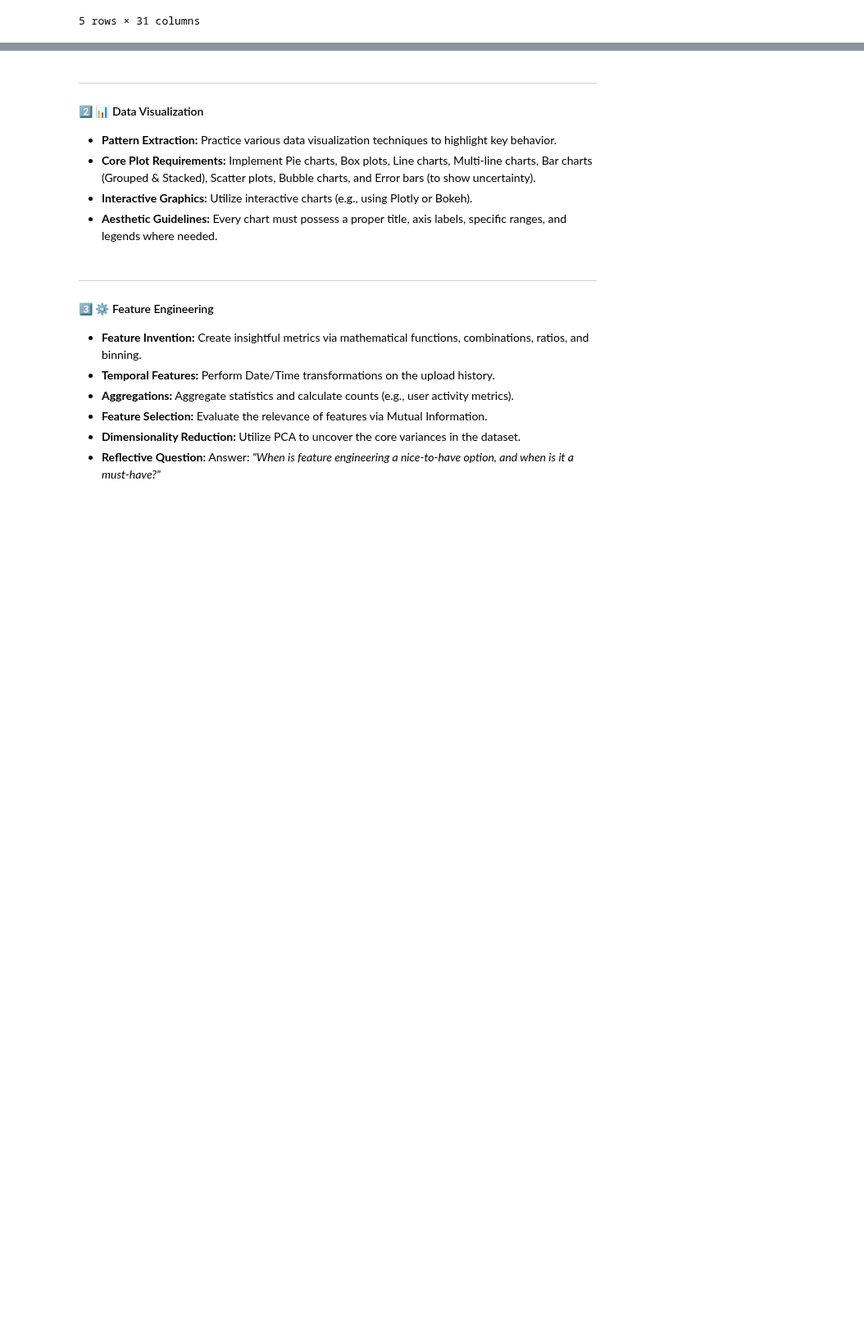
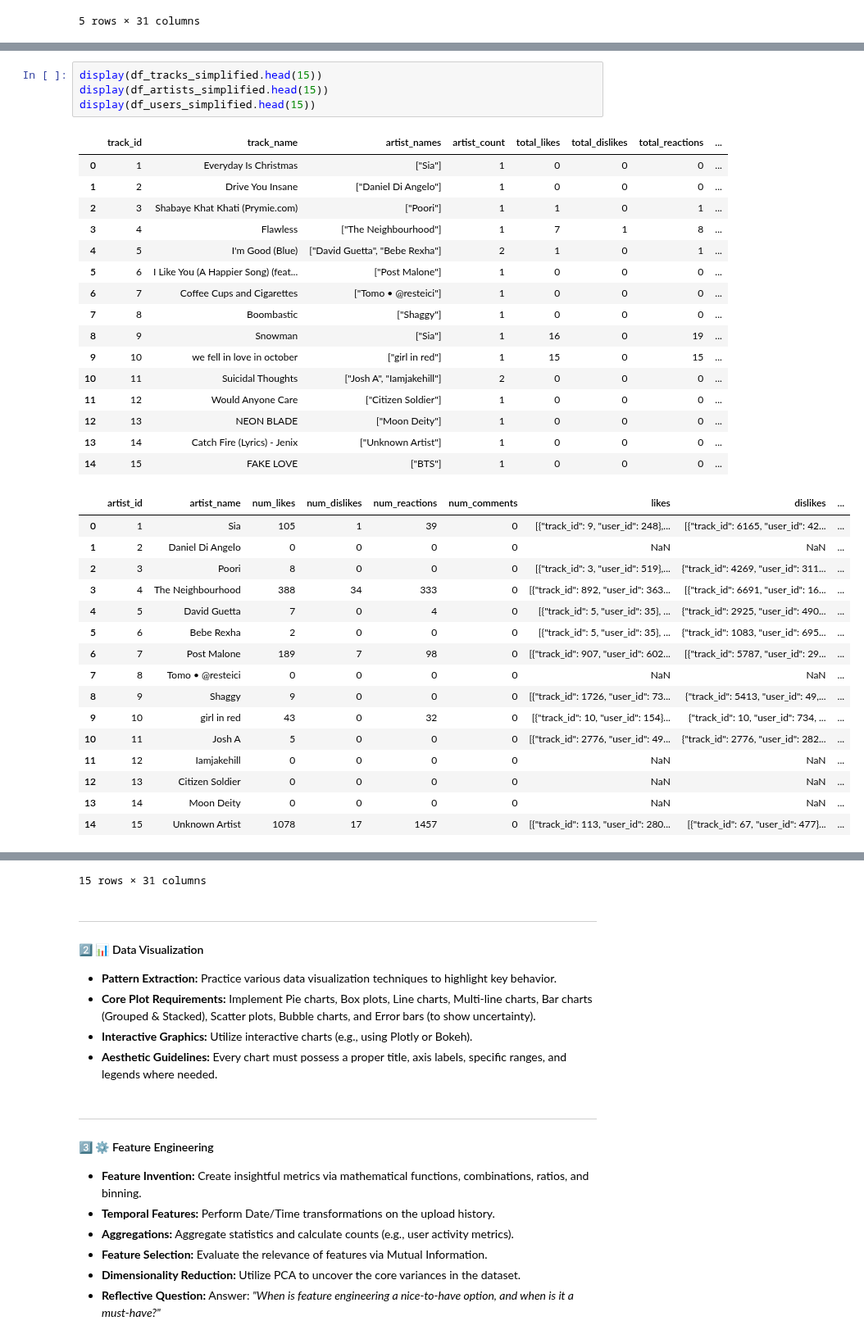
Before and after one commit to MaximumAsp66915/Applied_Data_Science_Course, a Jupyter notebook: ADS_A01/notebooks/01_Main_Analysis.ipynb, the cells around one changed output, grey strips where cells are left out. Shown at 82% size. Saved outputs shown, nothing was run; the diff lists cells and outputs as text; blank space fills up the shorter version.

```diff
--- a/ADS_A01/notebooks/01_Main_Analysis.ipynb
+++ b/ADS_A01/notebooks/01_Main_Analysis.ipynb
@@ -299,0 +397,37 @@ Take a look at the newly sanitized and fully refactored dataset IDs:
+# %%
+display(df_tracks_simplified.head(15))
+display(df_artists_simplified.head(15))
+display(df_users_simplified.head(15))
+# %% [output]
+|  | track_id | track_name | artist_names | artist_count | total_likes | total_dislikes | total_reactions | ... |
+| 0 | 1 | Everyday Is Christmas | ["Sia"] | 1 | 0 | 0 | 0 | ... |
+| 1 | 2 | Drive You Insane | ["Daniel Di Angelo"] | 1 | 0 | 0 | 0 | ... |
+| 2 | 3 | Shabaye Khat Khati (Prymie.com) | ["Poori"] | 1 | 1 | 0 | 1 | ... |
+| 3 | 4 | Flawless | ["The Neighbourhood"] | 1 | 7 | 1 | 8 | ... |
+| 4 | 5 | I'm Good (Blue) | ["David Guetta", "Bebe Rexha"] | 2 | 1 | 0 | 1 | ... |
+| 5 | 6 | I Like You (A Happier Song) (feat... | ["Post Malone"] | 1 | 0 | 0 | 0 | ... |
+| 6 | 7 | Coffee Cups and Cigarettes‌ | ["Tomo • @resteici"] | 1 | 0 | 0 | 0 | ... |
+| 7 | 8 | Boombastic | ["Shaggy"] | 1 | 0 | 0 | 0 | ... |
+| 8 | 9 | Snowman | ["Sia"] | 1 | 16 | 0 | 19 | ... |
+| 9 | 10 | we fell in love in october | ["girl in red"] | 1 | 15 | 0 | 15 | ... |
+| 10 | 11 | Suicidal Thoughts | ["Josh A", "Iamjakehill"] | 2 | 0 | 0 | 0 | ... |
+| 11 | 12 | Would Anyone Care | ["Citizen Soldier"] | 1 | 0 | 0 | 0 | ... |
+| 12 | 13 | NEON BLADE | ["Moon Deity"] | 1 | 0 | 0 | 0 | ... |
+| 13 | 14 | Catch Fire (Lyrics) - Jenix | ["Unknown Artist"] | 1 | 0 | 0 | 0 | ... |
+| 14 | 15 | FAKE LOVE | ["BTS"] | 1 | 0 | 0 | 0 | ... |
+|  | artist_id | artist_name | num_likes | num_dislikes | num_reactions | num_comments | likes | dislikes | ... |
+| 0 | 1 | Sia | 105 | 1 | 39 | 0 | [{"track_id": 9, "user_id": 248},... | [{"track_id": 6165, "user_id": 42... | ... |
+| 1 | 2 | Daniel Di Angelo | 0 | 0 | 0 | 0 | NaN | NaN | ... |
+| 2 | 3 | Poori | 8 | 0 | 0 | 0 | [{"track_id": 3, "user_id": 519},... | {"track_id": 4269, "user_id": 311... | ... |
+| 3 | 4 | The Neighbourhood | 388 | 34 | 333 | 0 | [{"track_id": 892, "user_id": 363... | [{"track_id": 6691, "user_id": 16... | ... |
+| 4 | 5 | David Guetta | 7 | 0 | 4 | 0 | [{"track_id": 5, "user_id": 35}, ... | {"track_id": 2925, "user_id": 490... | ... |
+| 5 | 6 | Bebe Rexha | 2 | 0 | 0 | 0 | [{"track_id": 5, "user_id": 35}, ... | {"track_id": 1083, "user_id": 695... | ... |
+| 6 | 7 | Post Malone | 189 | 7 | 98 | 0 | [{"track_id": 907, "user_id": 602... | [{"track_id": 5787, "user_id": 29... | ... |
+| 7 | 8 | Tomo • @resteici | 0 | 0 | 0 | 0 | NaN | NaN | ... |
+| 8 | 9 | Shaggy | 9 | 0 | 0 | 0 | [{"track_id": 1726, "user_id": 73... | {"track_id": 5413, "user_id": 49,... | ... |
+| 9 | 10 | girl in red | 43 | 0 | 32 | 0 | [{"track_id": 10, "user_id": 154}... | {"track_id": 10, "user_id": 734, ... | ... |
+| 10 | 11 | Josh A | 5 | 0 | 0 | 0 | [{"track_id": 2776, "user_id": 49... | {"track_id": 2776, "user_id": 282... | ... |
+| 11 | 12 | Iamjakehill | 0 | 0 | 0 | 0 | NaN | NaN | ... |
+| 12 | 13 | Citizen Soldier | 0 | 0 | 0 | 0 | NaN | NaN | ... |
+| 13 | 14 | Moon Deity | 0 | 0 | 0 | 0 | NaN | NaN | ... |
+| 14 | 15 | Unknown Artist | 1078 | 17 | 1457 | 0 | [{"track_id": 113, "user_id": 280... | [{"track_id": 67, "user_id": 477}... | ... |
@@ -300,3 +450,4 @@ Take a look at the newly sanitized and fully refactored dataset IDs:
+15 rows × 31 columns
 # %% [markdown]
 ---
 #### 2️⃣ 📊 Data Visualization
```
Also changed, not shown: parts of 8 cells of this notebook, 2 other files.
